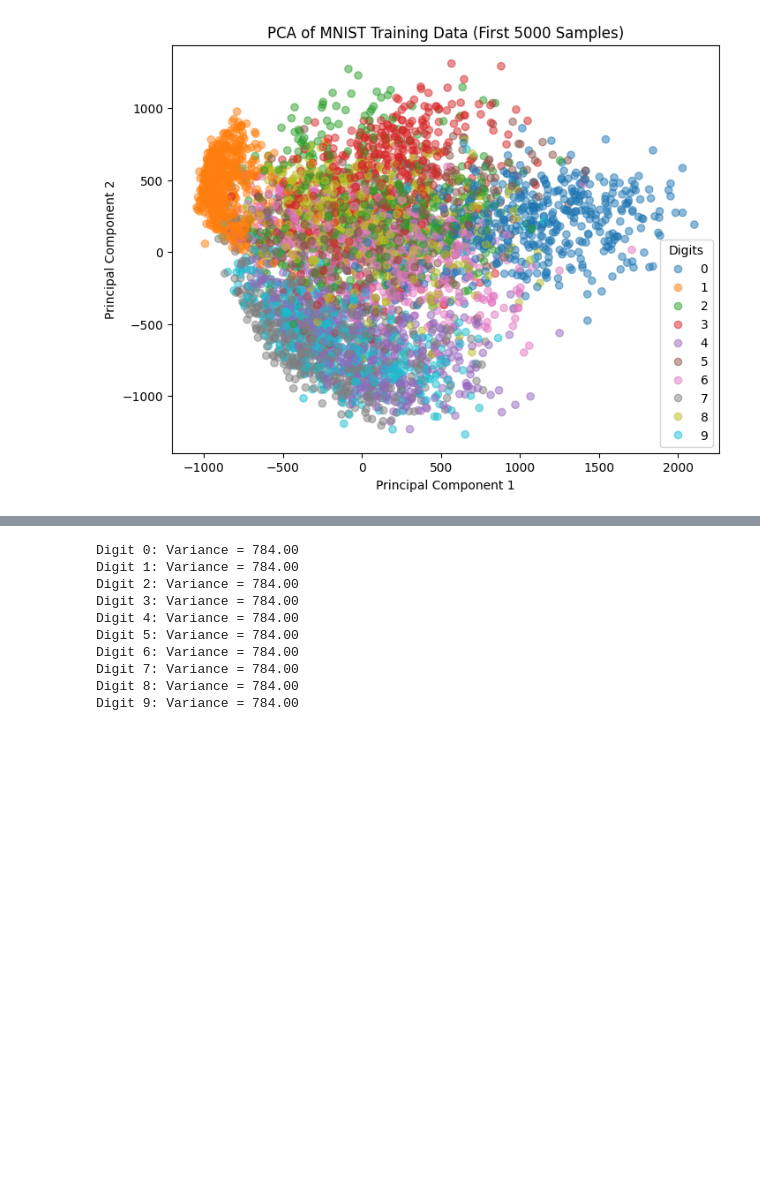
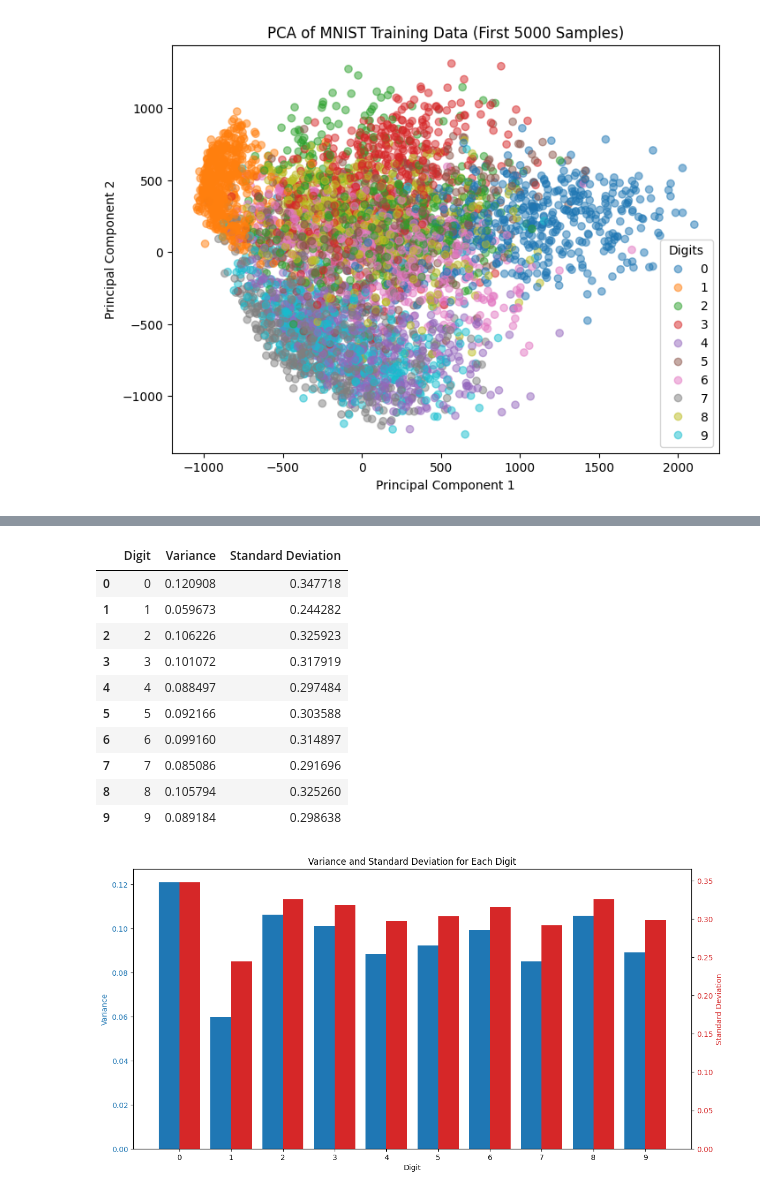
Before and after one commit to ludvigramsvik/MNIST-project-DT4031, a Jupyter notebook: Visualization.ipynb, the cells around one changed output, grey strips where cells are left out. Drawn from its saved outputs; the diff is of its cells as text; code cells hidden in the pictures; blank space fills up the shorter version.

```diff
--- a/Visualization.ipynb
+++ b/Visualization.ipynb
@@ -62,28 +62,43 @@ plt.show()
-# %%
-from sklearn.cluster import KMeans
-import pandas as pd
-#normalize the data for better visualization
-X_train_normalized = X_train_flat / 255.0
-
-#Compare the classes variance
-for i in range(10):
-    kmean = KMeans(n_clusters=1, random_state=42)
-    kmean.fit(X_train_normalized[y_train == i])
-
-    distnace = np.square((X_train_normalized[y_train == i] + 1) / (kmean.cluster_centers_[0][0] + 1))
-
-
-
-
-    print(f"Digit {i}: Variance = {pd.DataFrame(np.square((X_train_normalized[y_train == i]) / (kmean.cluster_centers_[0][0] + 1))).notnull().sum().sum() / X_train_normalized[y_train == i].shape[0]:.2f}")
-# %% [output]
-Digit 0: Variance = 784.00
-Digit 1: Variance = 784.00
-Digit 2: Variance = 784.00
-Digit 3: Variance = 784.00
-Digit 4: Variance = 784.00
-Digit 5: Variance = 784.00
-Digit 6: Variance = 784.00
-Digit 7: Variance = 784.00
-Digit 8: Variance = 784.00
-Digit 9: Variance = 784.00
+# %%
+import calculations
+import pandas as pd
+
+X_train_normalized = X_train_flat / 255.0
+
+# table of variation and standard deviation for each diget
+var_stad_frame = pd.DataFrame({"Digit": np.arange(10)})
+for i in range(10):
+    var_stad_frame.loc[i, "Variance"] = calculations.variance(X_train_normalized[y_train == i])
+    var_stad_frame.loc[i, "Standard Deviation"] = calculations.standard_deviation(X_train_normalized[y_train == i])
+
+display(var_stad_frame)
+
+#plotting the variance and standard deviation for each digit
+fig, ax1 = plt.subplots(figsize=(12, 6))
+color = 'tab:blue'
+ax1.set_xlabel('Digit')
+ax1.set_ylabel('Variance', color=color)
+ax1.bar(var_stad_frame["Digit"] - 0.2, var_stad_frame["Variance"], width=0.4, color=color, label='Variance')
+ax1.set_xticks(var_stad_frame["Digit"])
+ax1.tick_params(axis='y', labelcolor=color)
+ax2 = ax1.twinx()
+color = 'tab:red'
+ax2.set_ylabel('Standard Deviation', color=color)
+ax2.bar(var_stad_frame["Digit"] + 0.2, var_stad_frame["Standard Deviation"], width=0.4, color=color, label='Standard Deviation')
+ax2.tick_params(axis='y', labelcolor=color)
+fig.tight_layout()
+plt.title("Variance and Standard Deviation for Each Digit")
+plt.show()
+# %% [output]
+|  | Digit | Variance | Standard Deviation |
+| 0 | 0 | 0.120908 | 0.347718 |
+| 1 | 1 | 0.059673 | 0.244282 |
+| 2 | 2 | 0.106226 | 0.325923 |
+| 3 | 3 | 0.101072 | 0.317919 |
+| 4 | 4 | 0.088497 | 0.297484 |
+| 5 | 5 | 0.092166 | 0.303588 |
+| 6 | 6 | 0.099160 | 0.314897 |
+| 7 | 7 | 0.085086 | 0.291696 |
+| 8 | 8 | 0.105794 | 0.325260 |
+| 9 | 9 | 0.089184 | 0.298638 |
+[figure, added]
```
Also changed, not shown: parts of 1 cell of this notebook, 1 other file.
